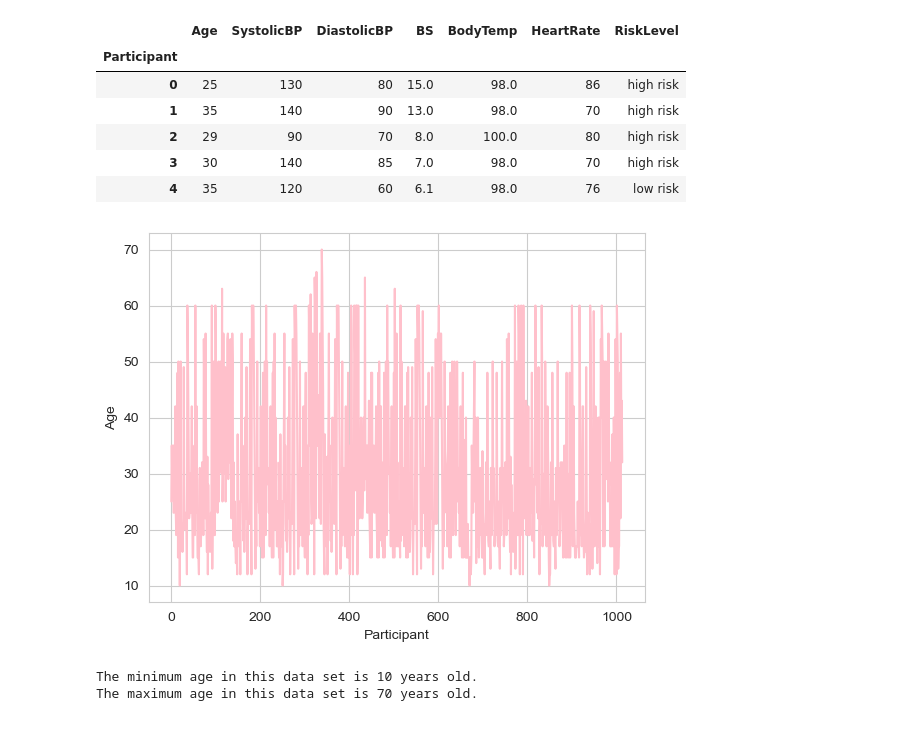
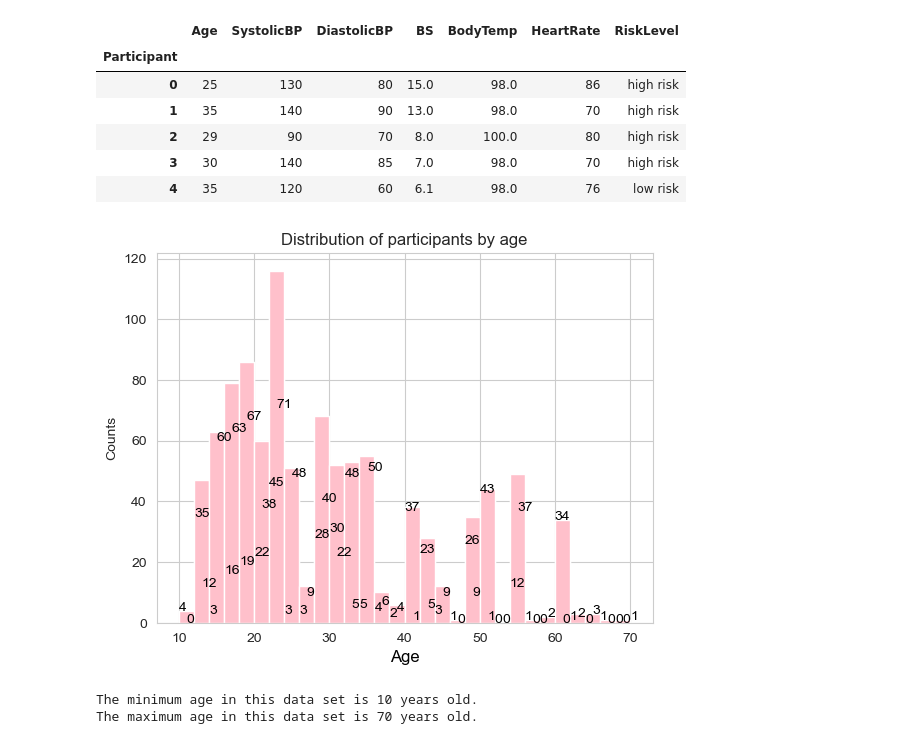
Before and after one commit to Jennyicano/PFDA, a Jupyter notebook: pfda_project/big_project.ipynb, the cells around one changed output. Saved outputs shown, nothing was run; the diff lists cells and outputs as text; code cells hidden in the pictures.

Commit message:
Adding image to the notebook

```diff
--- a/pfda_project/big_project.ipynb
+++ b/pfda_project/big_project.ipynb
@@ -100,12 +102,22 @@ df.head()
 | 2 | 29 | 90 | 70 | 8.0 | 100.0 | 80 | high risk |
 | 3 | 30 | 140 | 85 | 7.0 | 98.0 | 70 | high risk |
 | 4 | 35 | 120 | 60 | 6.1 | 98.0 | 76 | low risk |
-# %%
-# Plotting the age of the participants in the survey
-sns.lineplot(data=df, x=df.index, y="Age", color='pink')
-plt.savefig('img/age.png')
-# %% [output]
-[figure, removed]
+# %%
+# Looking at the distribution of the age of the participants in the survey
+plt.hist(df['Age'], bins=30, color='pink')
+
+# Adding the numbers of participants in each column
+plt.hist(df['Age'], bins=30, color='pink')
+for i in range(df['Age'].min(), df['Age'].max() + 1):
+    plt.text(i, df['Age'][df['Age'] == i].count(), str(df['Age'][df['Age'] == i].count()), color='black')
+
+plt.title('Distribution of participants by age')
+plt.xlabel('Age', fontsize=12, color='black')
+plt.ylabel('Counts')
+plt.grid(True)
+plt.show()
+# %% [output]
+[figure, added]
 # %%
 # Looking at the minimum and maximum age in the dataset.
 min_age = df['Age'].min()
```
Also changed, not shown: parts of 2 cells of this notebook, 5 other files.
